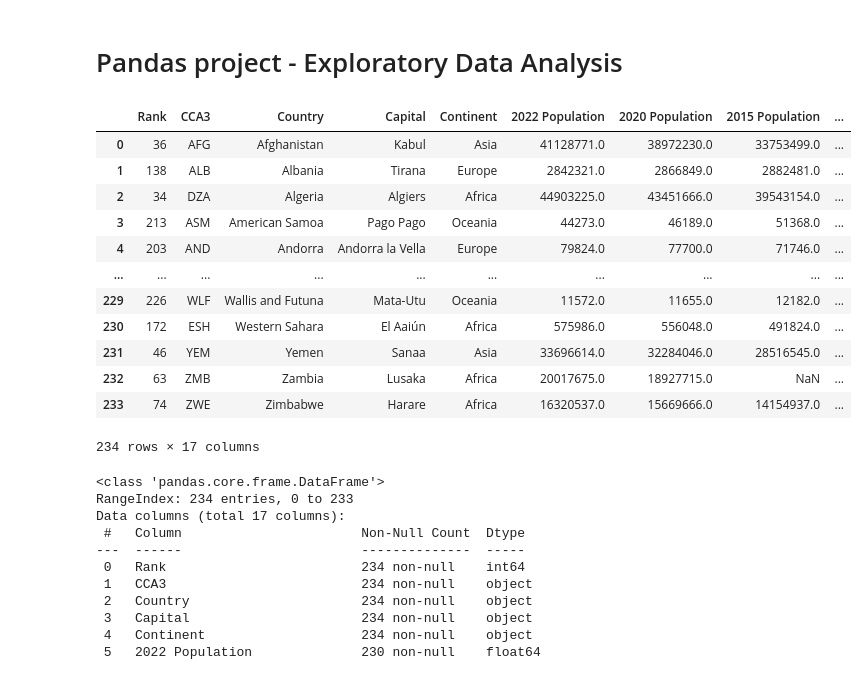
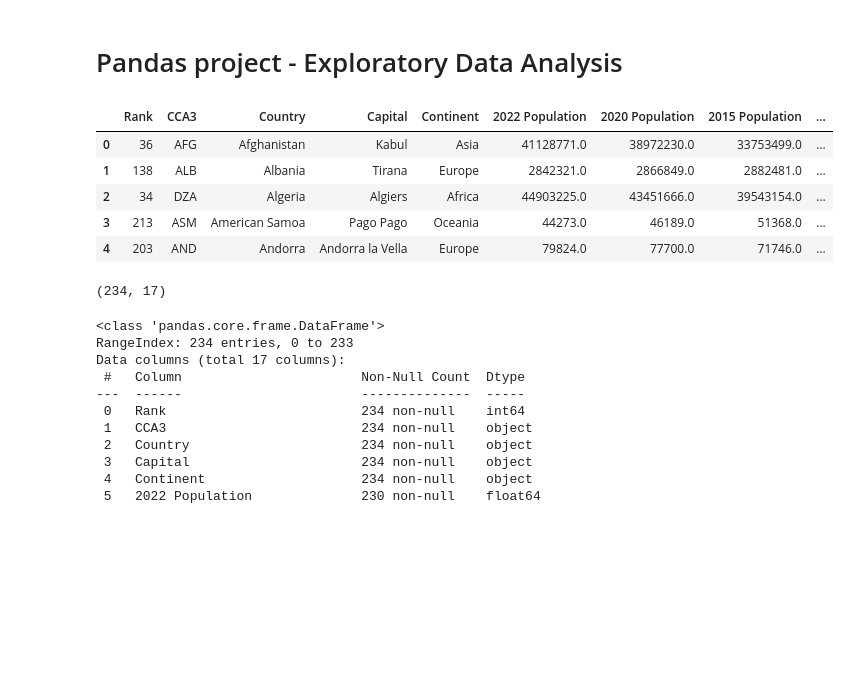
Before and after one commit to LucasHoffSchmidt/Pandas_World_Population_Exploratory_Data_Analysis, a Jupyter notebook: world_population_data_exploration_project.ipynb, the cells around one changed output. Cells and saved outputs as stored; diff of their text form; code cells hidden in the pictures; blank space fills up the shorter version.

```diff
--- a/world_population_data_exploration_project.ipynb
+++ b/world_population_data_exploration_project.ipynb
@@ -5,21 +5,18 @@ import pandas as pd
 import seaborn as sns
 import matplotlib.pyplot as plt
 # %%
-# Transform a csv file to a dataframe
-df = pd.read_csv(r"C:\Users\lucas\Desktop\Software_Development\Data Analytics\Python\Projects\Pandas - Exploratory data analysis\world_population.csv")
-df
+# Converts csv file to a dataframe
+df = pd.read_csv("world_population.csv")
+df.head()
 # %% [output]
 |  | Rank | CCA3 | Country | Capital | Continent | 2022 Population | 2020 Population | 2015 Population | ... |
 | 0 | 36 | AFG | Afghanistan | Kabul | Asia | 41128771.0 | 38972230.0 | 33753499.0 | ... |
 | 1 | 138 | ALB | Albania | Tirana | Europe | 2842321.0 | 2866849.0 | 2882481.0 | ... |
 | 2 | 34 | DZA | Algeria | Algiers | Africa | 44903225.0 | 43451666.0 | 39543154.0 | ... |
 | 3 | 213 | ASM | American Samoa | Pago Pago | Oceania | 44273.0 | 46189.0 | 51368.0 | ... |
 | 4 | 203 | AND | Andorra | Andorra la Vella | Europe | 79824.0 | 77700.0 | 71746.0 | ... |
-| ... | ... | ... | ... | ... | ... | ... | ... | ... | ... |
-| 229 | 226 | WLF | Wallis and Futuna | Mata-Utu | Oceania | 11572.0 | 11655.0 | 12182.0 | ... |
-| 230 | 172 | ESH | Western Sahara | El Aaiún | Africa | 575986.0 | 556048.0 | 491824.0 | ... |
-| 231 | 46 | YEM | Yemen | Sanaa | Asia | 33696614.0 | 32284046.0 | 28516545.0 | ... |
-| 232 | 63 | ZMB | Zambia | Lusaka | Africa | 20017675.0 | 18927715.0 | NaN | ... |
-| 233 | 74 | ZWE | Zimbabwe | Harare | Africa | 16320537.0 | 15669666.0 | 14154937.0 | ... |
-234 rows × 17 columns
+# %%
+df.shape
+# %% [output]
+(234, 17)
 # %%
```
Also changed, not shown: parts of 15 cells of this notebook, 3 other files.
